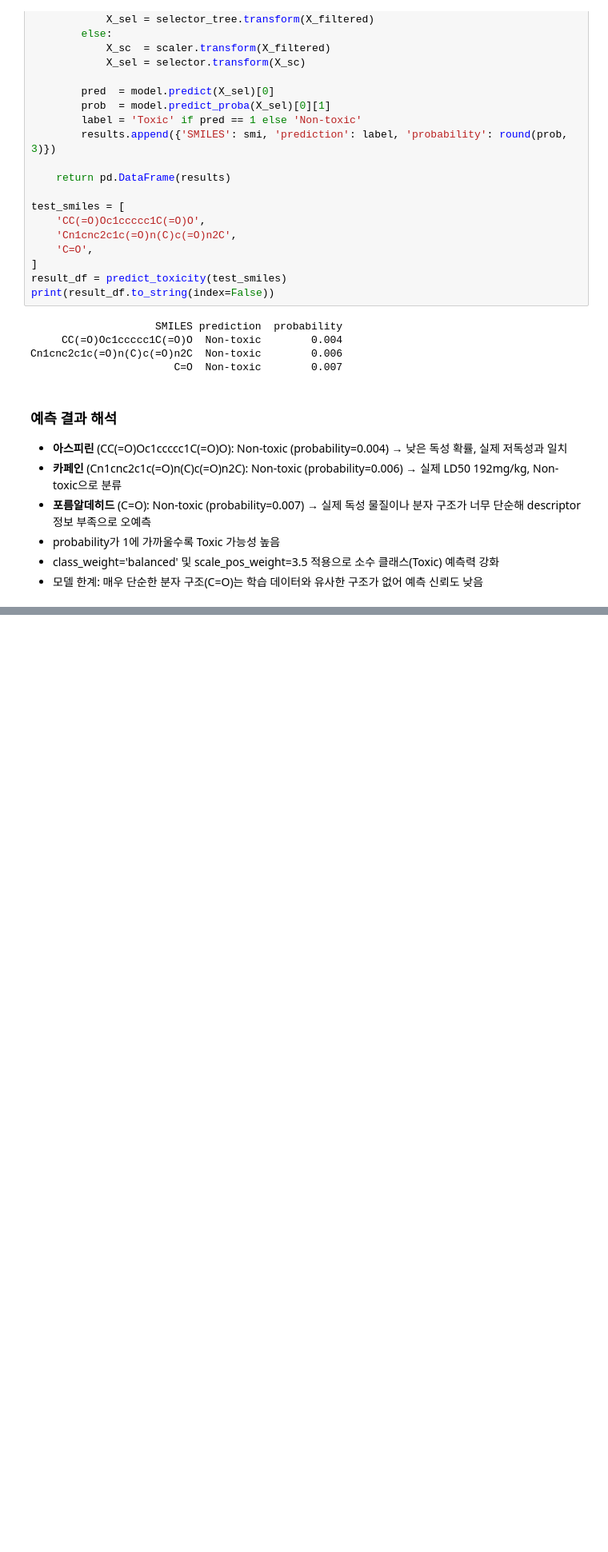
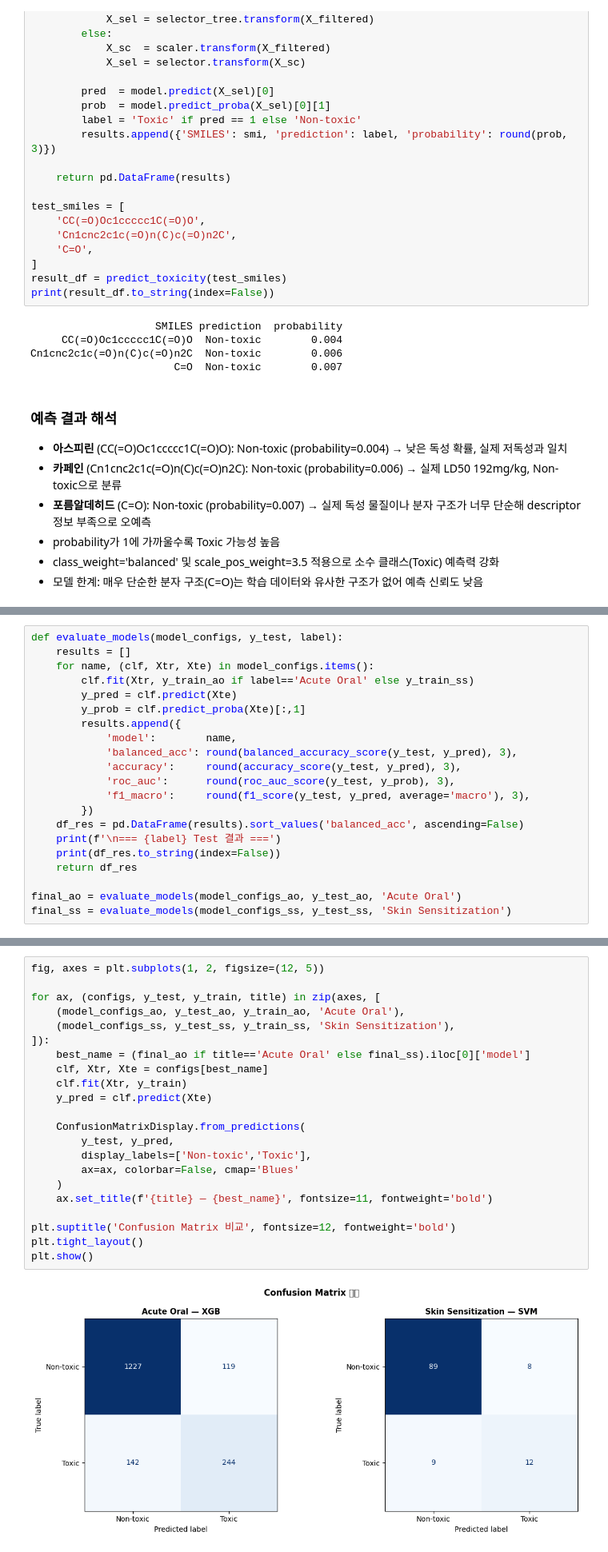
Before and after one commit to yunseong-cho-git/ML_2026, a Jupyter notebook: 머신러닝_20230085_조윤성_template2_ml_model_pipeline.ipynb, the cells around one changed output, grey strips where cells are left out. Shown at 80% size. Cells and saved outputs as stored; diff of their text form; blank space fills up the shorter version.

```diff
--- a/머신러닝_20230085_조윤성_template2_ml_model_pipeline.ipynb
+++ b/머신러닝_20230085_조윤성_template2_ml_model_pipeline.ipynb
@@ -732,0 +1043,21 @@ Cn1cnc2c1c(=O)n(C)c(=O)n2C  Non-toxic        0.006
+# %%
+def evaluate_models(model_configs, y_test, label):
+    results = []
+    for name, (clf, Xtr, Xte) in model_configs.items():
+        clf.fit(Xtr, y_train_ao if label=='Acute Oral' else y_train_ss)
+        y_pred = clf.predict(Xte)
+        y_prob = clf.predict_proba(Xte)[:,1]
+        results.append({
+            'model':        name,
+            'balanced_acc': round(balanced_accuracy_score(y_test, y_pred), 3),
+            'accuracy':     round(accuracy_score(y_test, y_pred), 3),
+            'roc_auc':      round(roc_auc_score(y_test, y_prob), 3),
+            'f1_macro':     round(f1_score(y_test, y_pred, average='macro'), 3),
+        })
+    df_res = pd.DataFrame(results).sort_values('balanced_acc', ascending=False)
+    print(f'\n=== {label} Test 결과 ===')
+    print(df_res.to_string(index=False))
+    return df_res
+
+final_ao = evaluate_models(model_configs_ao, y_test_ao, 'Acute Oral')
+final_ss = evaluate_models(model_configs_ss, y_test_ss, 'Skin Sensitization')
@@ -732,0 +1140,24 @@ Cn1cnc2c1c(=O)n(C)c(=O)n2C  Non-toxic        0.006
+# %%
+fig, axes = plt.subplots(1, 2, figsize=(12, 5))
+
+for ax, (configs, y_test, y_train, title) in zip(axes, [
+    (model_configs_ao, y_test_ao, y_train_ao, 'Acute Oral'),
+    (model_configs_ss, y_test_ss, y_train_ss, 'Skin Sensitization'),
+]):
+    best_name = (final_ao if title=='Acute Oral' else final_ss).iloc[0]['model']
+    clf, Xtr, Xte = configs[best_name]
+    clf.fit(Xtr, y_train)
+    y_pred = clf.predict(Xte)
+
+    ConfusionMatrixDisplay.from_predictions(
+        y_test, y_pred,
+        display_labels=['Non-toxic','Toxic'],
+        ax=ax, colorbar=False, cmap='Blues'
+    )
+    ax.set_title(f'{title} — {best_name}', fontsize=11, fontweight='bold')
+
+plt.suptitle('Confusion Matrix 비교', fontsize=12, fontweight='bold')
+plt.tight_layout()
+plt.show()
+# %% [output]
+[figure, added]
```
Also changed, not shown: parts of 18 cells of this notebook, 4 other files.
